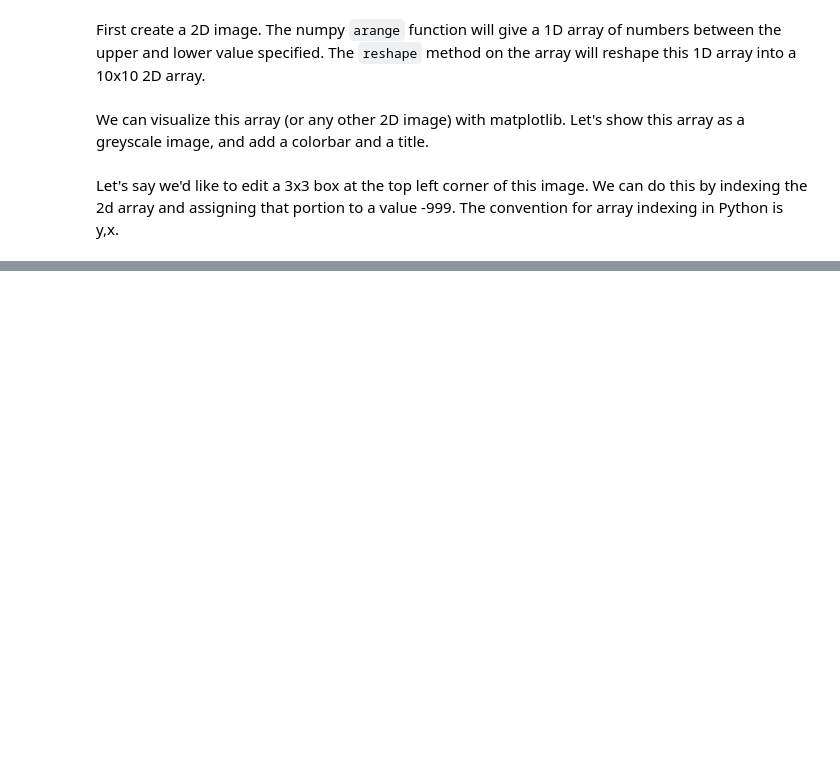
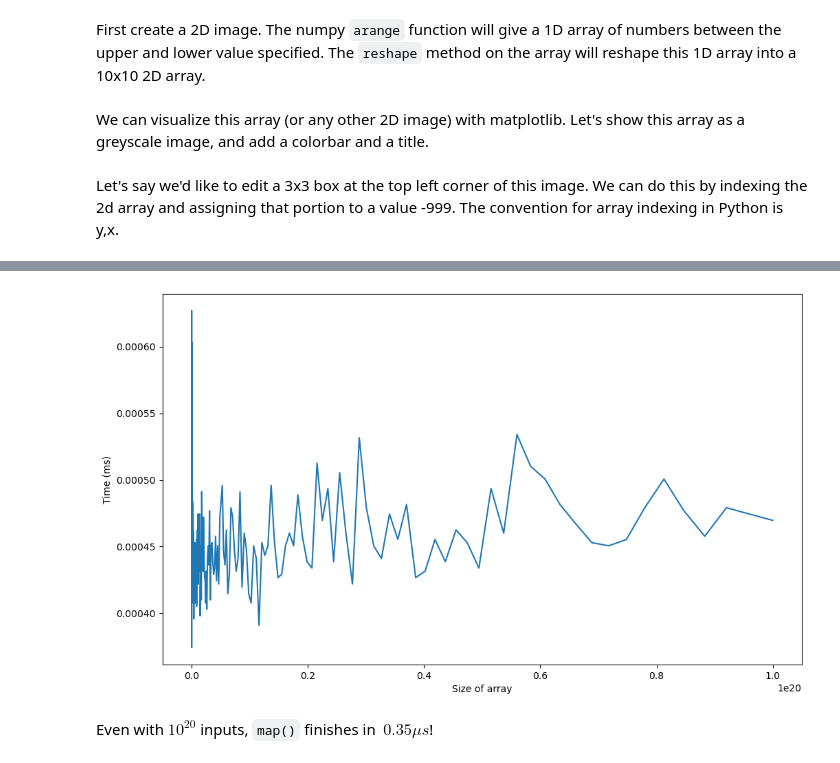
Before and after one commit to astropgh/python-boot-camp-2024, a Jupyter notebook: notebooks/01-PythonIntro/4_Functions_and_Modules.ipynb, the cells around one changed output, grey strips where cells are left out. Drawn from its saved outputs; the diff is of its cells as text; code cells hidden in the pictures; blank space fills up the shorter version.

```diff
--- a/notebooks/01-PythonIntro/4_Functions_and_Modules.ipynb
+++ b/notebooks/01-PythonIntro/4_Functions_and_Modules.ipynb
@@ -262,0 +613,30 @@ ax.set_title('Test Image')
+# %%
+ns = np.logspace(2, 20, 1001) # 10^2 => 10^20
+n_loop = 100
+
+map_time=[]
+for i in range(n_loop):
+    temp_map_time = []
+    for num in ns:
+        test_list = np.random.rand(int(n))
+        start_map = time.time()
+        map_result = map_apply(test_list)
+        end_map = time.time()
+        #print(str(num) + " len : " + str(len(test_list)) + " took: " + str((end_map-start_map)*10**3))
+        temp_map_time.append((end_map-start_map)*10**3)
+    map_time.append(temp_map_time)
+
+
+plt.figure(figsize=(12, 7))
+
+mean_map_time = np.mean(map_time, axis=0) # take the average across many tests to hide outliers
+
+plt.plot(ns, mean_map_time)
+
+plt.xlabel("Size of array")
+plt.ylabel("Time (ms)")
+plt.show()
+# %% [output]
+[figure, added]
+# %% [markdown]
+Even with $10^{20}$ inputs, `map()` finishes in $~ 0.35 \mu s$!
```
Also changed, not shown: parts of 69 cells of this notebook, 4 other files.
